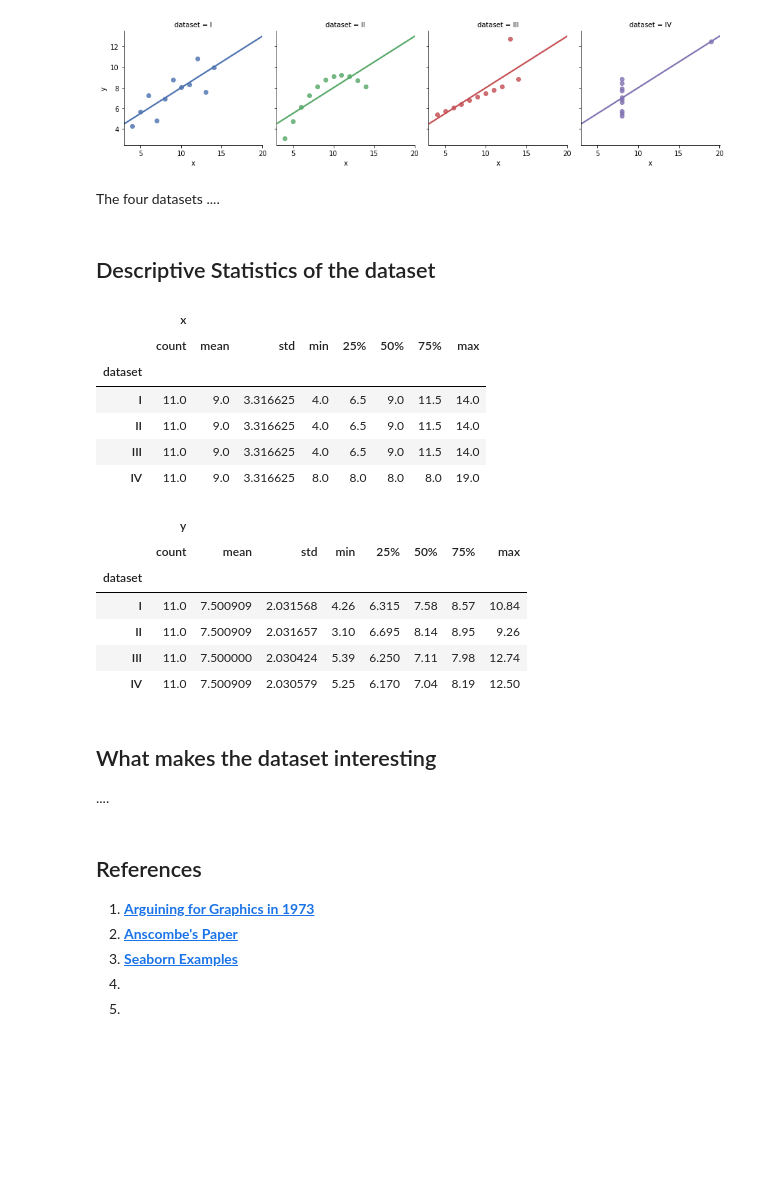
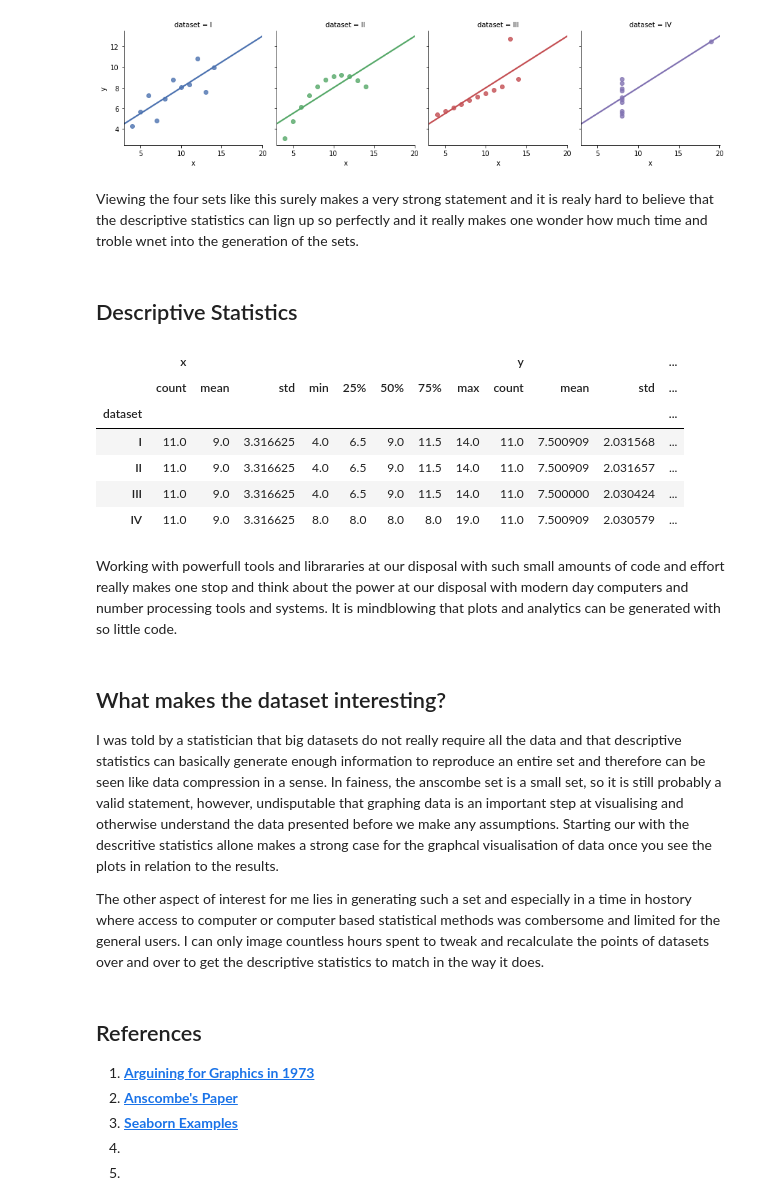
Before and after one commit to G00364778/52446_assignments, a Jupyter notebook: Anscombes Quartet dataset.ipynb, the cells around one changed output. Cells and saved outputs as stored; diff of their text form; code cells hidden in the pictures; blank space fills up the shorter version.

Commit message:
add descriptive text to the plots and graphs

```diff
--- a/Anscombes Quartet dataset.ipynb
+++ b/Anscombes Quartet dataset.ipynb
@@ -27,34 +28,28 @@ sns.lmplot(x="x", y="y", col="dataset", hue="dataset", data=anscombe,
 # %% [output]
 <seaborn.axisgrid.FacetGrid at 0x...>
 [figure]
-# %% [markdown]
-The four datasets ....
+# %% [markdown]
+Viewing the four sets like this surely makes a very strong statement and it is realy hard to believe that the descriptive statistics can lign up so perfectly and it really makes one wonder how much time and troble wnet into the generation of the sets.
 # %% [markdown]
-## Descriptive Statistics of the dataset
+## Descriptive Statistics
 # %%
-anscombe.loc[:,['dataset','x']].groupby('dataset').describe()
+anscombe.groupby('dataset').describe()
 # %% [output]
-|  | x |  |  |  |  |  |  |  |
-|  | count | mean | std | min | 25% | 50% | 75% | max |
-| dataset |  |  |  |  |  |  |  |  |
-| I | 11.0 | 9.0 | 3.316625 | 4.0 | 6.5 | 9.0 | 11.5 | 14.0 |
-| II | 11.0 | 9.0 | 3.316625 | 4.0 | 6.5 | 9.0 | 11.5 | 14.0 |
-| III | 11.0 | 9.0 | 3.316625 | 4.0 | 6.5 | 9.0 | 11.5 | 14.0 |
-| IV | 11.0 | 9.0 | 3.316625 | 8.0 | 8.0 | 8.0 | 8.0 | 19.0 |
+|  | x |  |  |  |  |  |  |  | y |  |  | ... |
+|  | count | mean | std | min | 25% | 50% | 75% | max | count | mean | std | ... |
+| dataset |  |  |  |  |  |  |  |  |  |  |  | ... |
+| I | 11.0 | 9.0 | 3.316625 | 4.0 | 6.5 | 9.0 | 11.5 | 14.0 | 11.0 | 7.500909 | 2.031568 | ... |
+| II | 11.0 | 9.0 | 3.316625 | 4.0 | 6.5 | 9.0 | 11.5 | 14.0 | 11.0 | 7.500909 | 2.031657 | ... |
+| III | 11.0 | 9.0 | 3.316625 | 4.0 | 6.5 | 9.0 | 11.5 | 14.0 | 11.0 | 7.500000 | 2.030424 | ... |
+| IV | 11.0 | 9.0 | 3.316625 | 8.0 | 8.0 | 8.0 | 8.0 | 19.0 | 11.0 | 7.500909 | 2.030579 | ... |
-# %%
-anscombe.loc[:,['dataset','y']].groupby('dataset').describe()
-# %% [output]
-|  | y |  |  |  |  |  |  |  |
-|  | count | mean | std | min | 25% | 50% | 75% | max |
-| dataset |  |  |  |  |  |  |  |  |
-| I | 11.0 | 7.500909 | 2.031568 | 4.26 | 6.315 | 7.58 | 8.57 | 10.84 |
-| II | 11.0 | 7.500909 | 2.031657 | 3.10 | 6.695 | 8.14 | 8.95 | 9.26 |
-| III | 11.0 | 7.500000 | 2.030424 | 5.39 | 6.250 | 7.11 | 7.98 | 12.74 |
-| IV | 11.0 | 7.500909 | 2.030579 | 5.25 | 6.170 | 7.04 | 8.19 | 12.50 |
-# %% [markdown]
-## What makes the dataset interesting
-
-....
+# %% [markdown]
+Working with powerfull tools and librararies at our disposal with such small amounts of code and effort really makes one stop and think about the power at our disposal with modern day computers and number processing tools and systems. It is mindblowing that plots and analytics can be generated with so little code.
+# %% [markdown]
+## What makes the dataset interesting?
+
+I was told by a statistician that big datasets do not really require all the data and that descriptive statistics can basically generate enough information to reproduce an entire set and therefore can be seen like data compression in a sense. In fainess, the anscombe set is a small set, so it is still probably a valid statement, however, undisputable that graphing data is an important step at visualising and otherwise understand the data presented before we make any assumptions. Starting our with the descritive statistics allone makes a strong case for the graphcal visualisation of data once you see the plots in relation to the results.
+
+The other aspect of interest for me lies in generating such a set and especially in a time in hostory where access to computer or computer based statistical methods was combersome and limited for the general users. I can only image countless hours spent to tweak and recalculate the points of datasets over and over to get the descriptive statistics to match in the way it does.
 # %% [markdown]
 ## References
 
```
Also changed, not shown: parts of 2 cells of this notebook.
